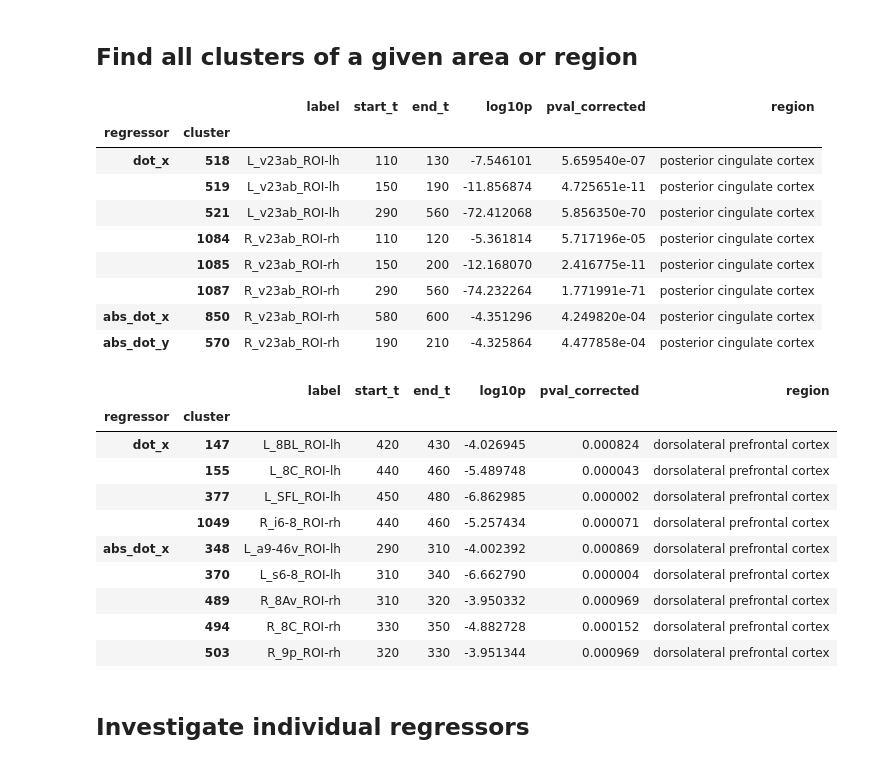
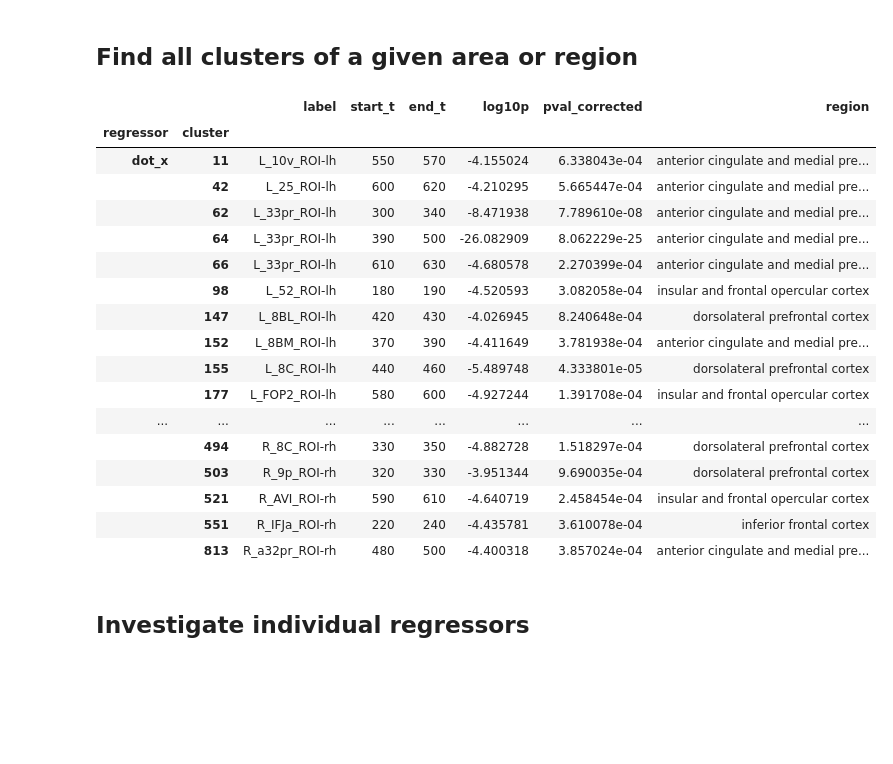
Before and after one commit to sbitzer/BeeMEG, a Jupyter notebook: second_level_areas.ipynb, the cells around one changed output. Cells and saved outputs as stored; diff of their text form; code cells hidden in the pictures; blank space fills up the shorter version.

```diff
--- a/second_level_areas.ipynb
+++ b/second_level_areas.ipynb
@@ -46,21 +47,24 @@ basefile = 'source_sequential_201707031206.h5'
 choose measure and identify threshold
 # %%
 # e.g.: mu_p_large, mu_testval, mu_t, mu_mean
+#measure = 'mu_mean'
 measure = 'mu_p_large'
 
 # which regressors should define the empirical value distribution?
 # set regressors = None for all
+#regressors = ['response']
 regressors = ['dot_x', 'dot_y', 'abs_dot_x', 'abs_dot_y']
 
 # do not use these regressors to define empirical value distribution
 exclude = 'trialregs'
+#exclude = 'dotregs'
 
 # the empiric error threshold for a single time point and area
 # (the selected threshold will be the quantile 1-alpha of the
 # empirical distribution of measure values)
 alpha = 0.05
 
-threshold, measure_cdf = sv.find_slabs_threshold(
+threshold, measure_cdf = ss.find_slabs_threshold(
     basefile, measure, quantile=1-alpha, regressors=regressors,
     exclude=exclude, verbose=1, return_cdf=True)
 
@@ -155,0 +94,8 @@ Name: label, dtype: int64
+# %%
+clusters = ss.get_fdrcorr_clusters(basefile, regressors, measure, threshold, measure_cdf,
+                                   fdr_alpha=0.001)
+
+print('cluster counts:')
+print(clusters.label.groupby(level='regressor').count())
+
+clusters.sort_values('start_t').sort_index(level='regressor', sort_remaining=False)
@@ -158,32 +131,28 @@ Name: label, dtype: int64
 # %%
 area = 'v23ab'
 clusters[clusters.label.apply(lambda s: s.find(area) >= 0)]
-# %% [output]
-|  |  | label | start_t | end_t | log10p | pval_corrected | region |
-| regressor | cluster |  |  |  |  |  |  |
-| dot_x | 518 | L_v23ab_ROI-lh | 110 | 130 | -7.546101 | 5.659540e-07 | posterior cingulate cortex |
-|  | 519 | L_v23ab_ROI-lh | 150 | 190 | -11.856874 | 4.725651e-11 | posterior cingulate cortex |
-|  | 521 | L_v23ab_ROI-lh | 290 | 560 | -72.412068 | 5.856350e-70 | posterior cingulate cortex |
-|  | 1084 | R_v23ab_ROI-rh | 110 | 120 | -5.361814 | 5.717196e-05 | posterior cingulate cortex |
-|  | 1085 | R_v23ab_ROI-rh | 150 | 200 | -12.168070 | 2.416775e-11 | posterior cingulate cortex |
-|  | 1087 | R_v23ab_ROI-rh | 290 | 560 | -74.232264 | 1.771991e-71 | posterior cingulate cortex |
-| abs_dot_x | 850 | R_v23ab_ROI-rh | 580 | 600 | -4.351296 | 4.249820e-04 | posterior cingulate cortex |
-| abs_dot_y | 570 | R_v23ab_ROI-rh | 190 | 210 | -4.325864 | 4.477858e-04 | posterior cingulate cortex |
 # %%
-region = 'dorsolat'
+region = 'frontal'
 clusters[clusters.region.apply(lambda s: s.find(region) >= 0)]
 # %% [output]
 |  |  | label | start_t | end_t | log10p | pval_corrected | region |
 | regressor | cluster |  |  |  |  |  |  |
-| dot_x | 147 | L_8BL_ROI-lh | 420 | 430 | -4.026945 | 0.000824 | dorsolateral prefrontal cortex |
-|  | 155 | L_8C_ROI-lh | 440 | 460 | -5.489748 | 0.000043 | dorsolateral prefrontal cortex |
-|  | 377 | L_SFL_ROI-lh | 450 | 480 | -6.862985 | 0.000002 | dorsolateral prefrontal cortex |
-|  | 1049 | R_i6-8_ROI-rh | 440 | 460 | -5.257434 | 0.000071 | dorsolateral prefrontal cortex |
-| abs_dot_x | 348 | L_a9-46v_ROI-lh | 290 | 310 | -4.002392 | 0.000869 | dorsolateral prefrontal cortex |
-|  | 370 | L_s6-8_ROI-lh | 310 | 340 | -6.662790 | 0.000004 | dorsolateral prefrontal cortex |
-|  | 489 | R_8Av_ROI-rh | 310 | 320 | -3.950332 | 0.000969 | dorsolateral prefrontal cortex |
-|  | 494 | R_8C_ROI-rh | 330 | 350 | -4.882728 | 0.000152 | dorsolateral prefrontal cortex |
-|  | 503 | R_9p_ROI-rh | 320 | 330 | -3.951344 | 0.000969 | dorsolateral prefrontal cortex |
+| dot_x | 11 | L_10v_ROI-lh | 550 | 570 | -4.155024 | 6.338043e-04 | anterior cingulate and medial pre... |
+|  | 42 | L_25_ROI-lh | 600 | 620 | -4.210295 | 5.665447e-04 | anterior cingulate and medial pre... |
+|  | 62 | L_33pr_ROI-lh | 300 | 340 | -8.471938 | 7.789610e-08 | anterior cingulate and medial pre... |
+|  | 64 | L_33pr_ROI-lh | 390 | 500 | -26.082909 | 8.062229e-25 | anterior cingulate and medial pre... |
+|  | 66 | L_33pr_ROI-lh | 610 | 630 | -4.680578 | 2.270399e-04 | anterior cingulate and medial pre... |
+|  | 98 | L_52_ROI-lh | 180 | 190 | -4.520593 | 3.082058e-04 | insular and frontal opercular cortex |
+|  | 147 | L_8BL_ROI-lh | 420 | 430 | -4.026945 | 8.240648e-04 | dorsolateral prefrontal cortex |
+|  | 152 | L_8BM_ROI-lh | 370 | 390 | -4.411649 | 3.781938e-04 | anterior cingulate and medial pre... |
+|  | 155 | L_8C_ROI-lh | 440 | 460 | -5.489748 | 4.333801e-05 | dorsolateral prefrontal cortex |
+|  | 177 | L_FOP2_ROI-lh | 580 | 600 | -4.927244 | 1.391708e-04 | insular and frontal opercular cortex |
+| ... | ... | ... | ... | ... | ... | ... | ... |
+|  | 494 | R_8C_ROI-rh | 330 | 350 | -4.882728 | 1.518297e-04 | dorsolateral prefrontal cortex |
+|  | 503 | R_9p_ROI-rh | 320 | 330 | -3.951344 | 9.690035e-04 | dorsolateral prefrontal cortex |
+|  | 521 | R_AVI_ROI-rh | 590 | 610 | -4.640719 | 2.458454e-04 | insular and frontal opercular cortex |
+|  | 551 | R_IFJa_ROI-rh | 220 | 240 | -4.435781 | 3.610078e-04 | inferior frontal cortex |
+|  | 813 | R_a32pr_ROI-rh | 480 | 500 | -4.400318 | 3.857024e-04 | anterior cingulate and medial pre... |
 # %% [markdown]
 ## Investigate individual regressors
 # %%
```
Also changed, not shown: parts of 21 cells of this notebook, 3 other files.
